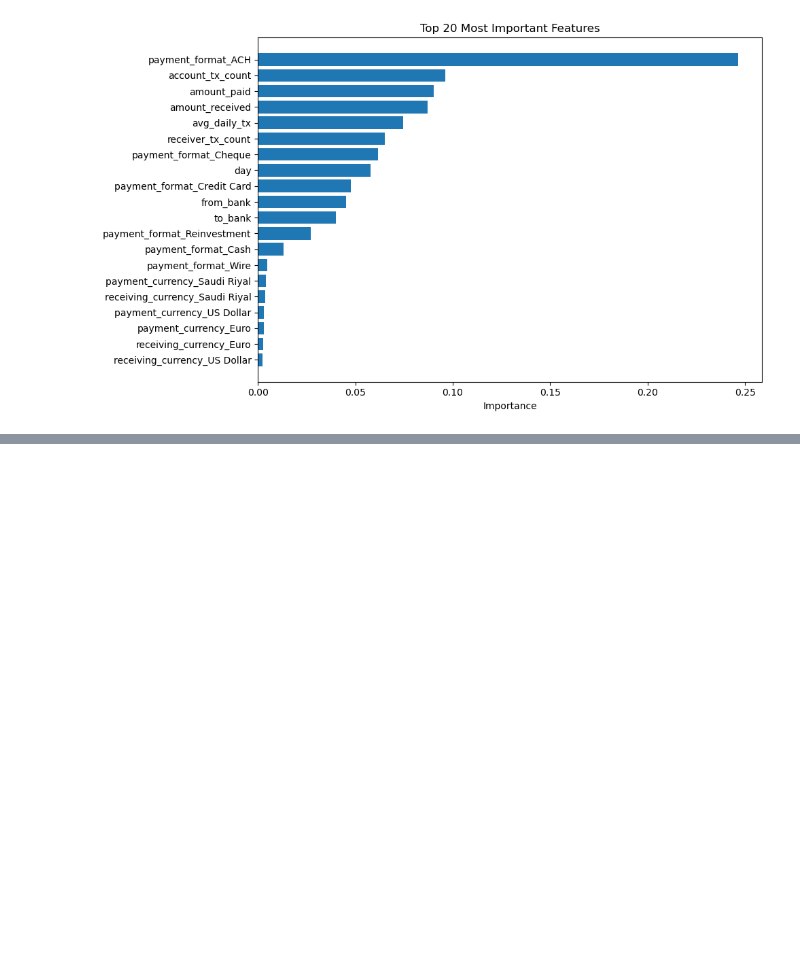
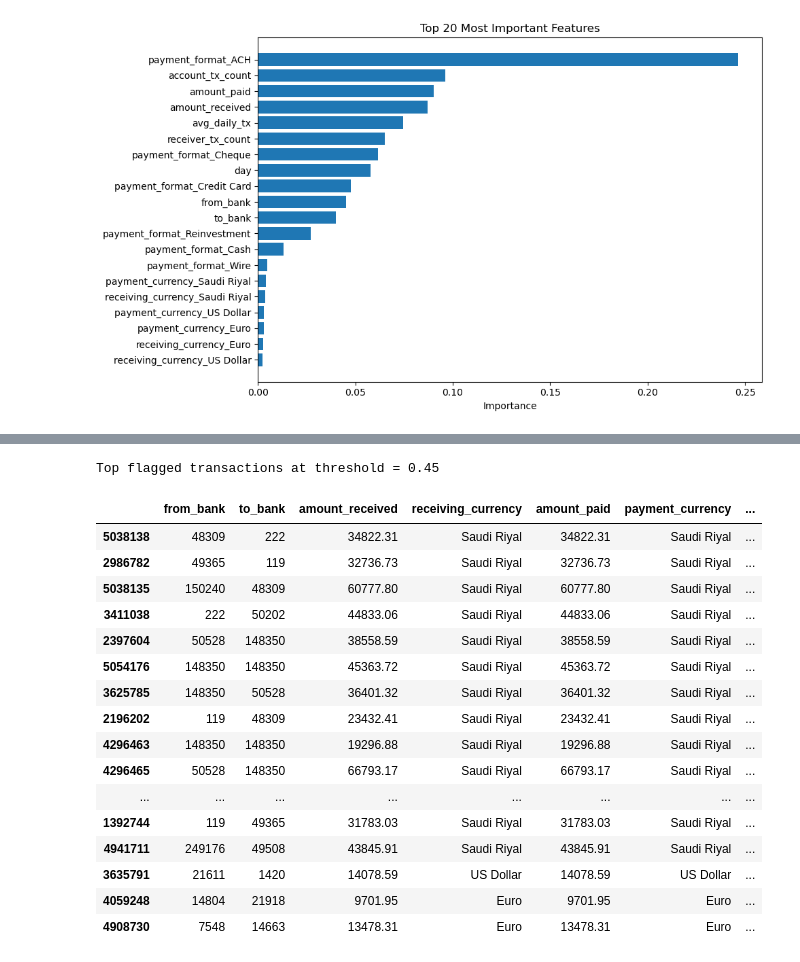
Before and after one commit to Jbeardsley8/aml-random-forest, a Jupyter notebook: random_forest.ipynb, the cells around one changed output, grey strips where cells are left out. Saved outputs shown, nothing was run; the diff lists cells and outputs as text; code cells hidden in the pictures; blank space fills up the shorter version.

```diff
--- a/random_forest.ipynb
+++ b/random_forest.ipynb
@@ -365,0 +372,35 @@ plt.show()
+# %%
+threshold = chosen_threshold
+y_proba = y_scores_search
+
+# Identify transactions
+flagged_mask = y_proba >= threshold
+
+# Create df
+flagged_df = X_test.copy()
+flagged_df['predicted_proba'] = y_proba
+flagged_df['true_label'] = y_test.values
+flagged_df = flagged_df[flagged_mask]
+
+# Display top 20 transactions
+print("Top flagged transactions at threshold =", threshold)
+display(flagged_df.sort_values(by='predicted_proba', ascending=False).head(20))
+# %% [output]
+Top flagged transactions at threshold = 0.45
+|  | from_bank | to_bank | amount_received | receiving_currency | amount_paid | payment_currency | ... |
+| 5038138 | 48309 | 222 | 34822.31 | Saudi Riyal | 34822.31 | Saudi Riyal | ... |
+| 2986782 | 49365 | 119 | 32736.73 | Saudi Riyal | 32736.73 | Saudi Riyal | ... |
+| 5038135 | 150240 | 48309 | 60777.80 | Saudi Riyal | 60777.80 | Saudi Riyal | ... |
+| 3411038 | 222 | 50202 | 44833.06 | Saudi Riyal | 44833.06 | Saudi Riyal | ... |
+| 2397604 | 50528 | 148350 | 38558.59 | Saudi Riyal | 38558.59 | Saudi Riyal | ... |
+| 5054176 | 148350 | 148350 | 45363.72 | Saudi Riyal | 45363.72 | Saudi Riyal | ... |
+| 3625785 | 148350 | 50528 | 36401.32 | Saudi Riyal | 36401.32 | Saudi Riyal | ... |
+| 2196202 | 119 | 48309 | 23432.41 | Saudi Riyal | 23432.41 | Saudi Riyal | ... |
+| 4296463 | 148350 | 148350 | 19296.88 | Saudi Riyal | 19296.88 | Saudi Riyal | ... |
+| 4296465 | 50528 | 148350 | 66793.17 | Saudi Riyal | 66793.17 | Saudi Riyal | ... |
+| ... | ... | ... | ... | ... | ... | ... | ... |
+| 1392744 | 119 | 49365 | 31783.03 | Saudi Riyal | 31783.03 | Saudi Riyal | ... |
+| 4941711 | 249176 | 49508 | 43845.91 | Saudi Riyal | 43845.91 | Saudi Riyal | ... |
+| 3635791 | 21611 | 1420 | 14078.59 | US Dollar | 14078.59 | US Dollar | ... |
+| 4059248 | 14804 | 21918 | 9701.95 | Euro | 9701.95 | Euro | ... |
+| 4908730 | 7548 | 14663 | 13478.31 | Euro | 13478.31 | Euro | ... |
```
Also changed, not shown: parts of 1 cell of this notebook.
